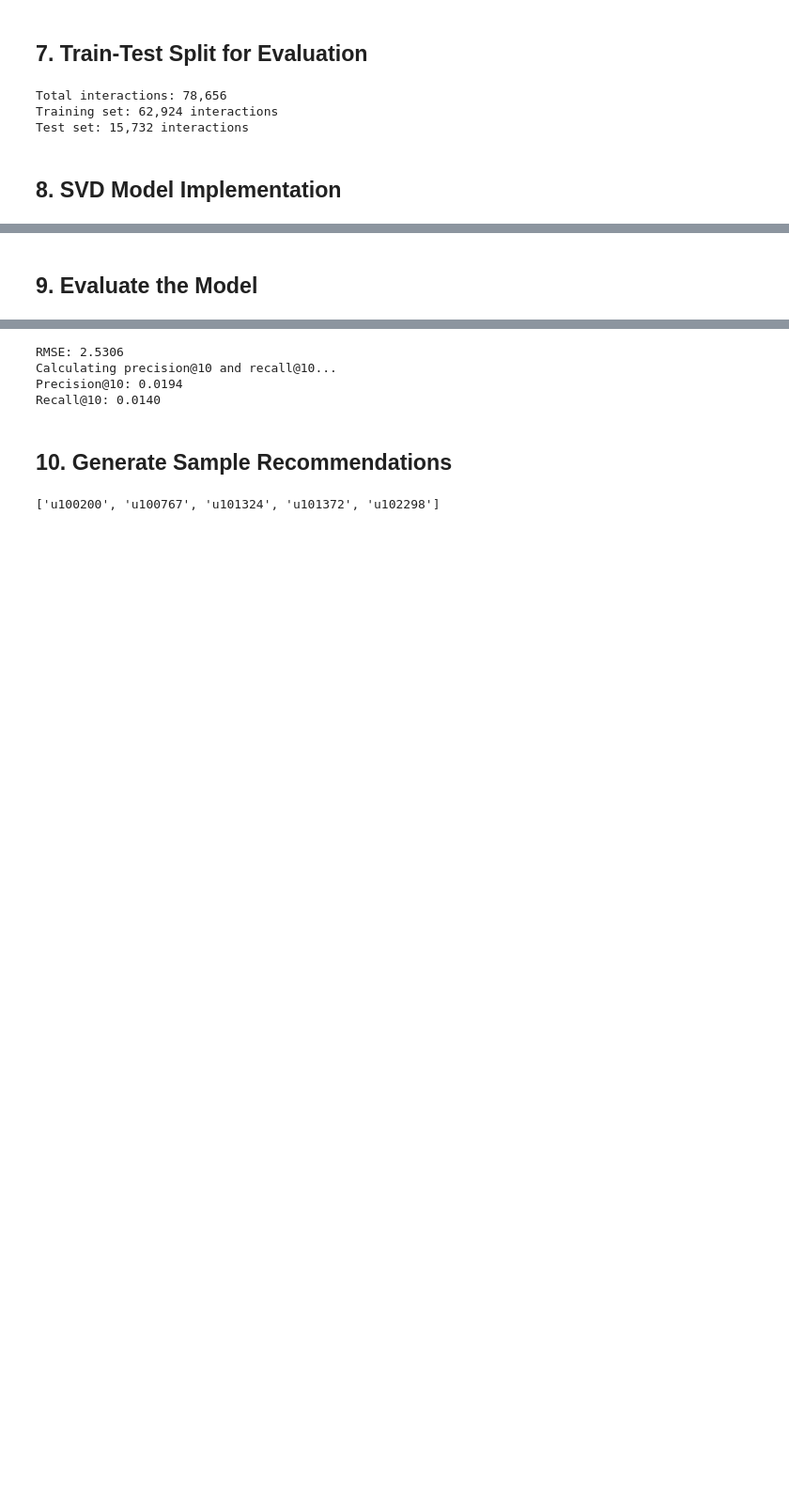
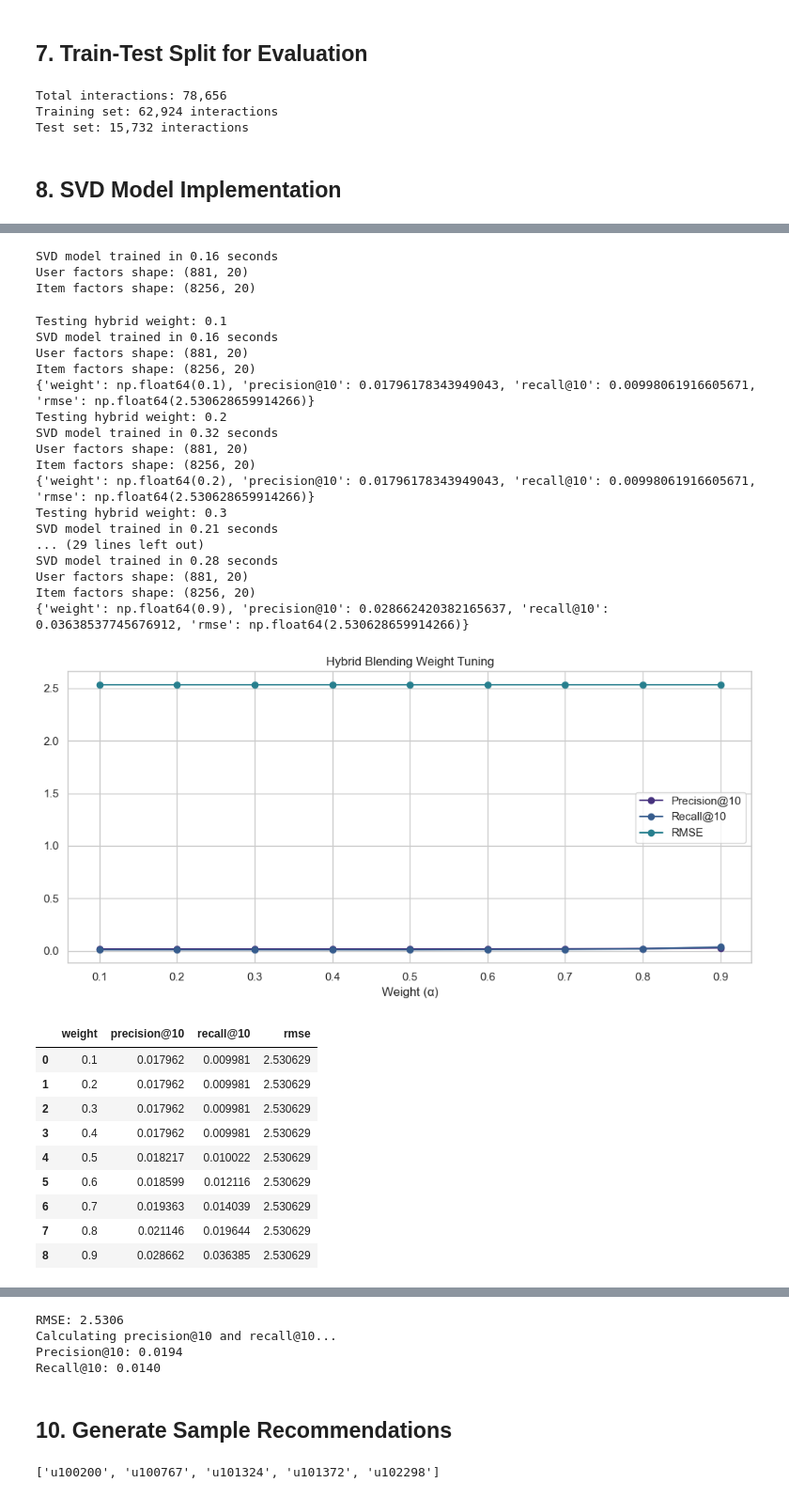
Before and after one commit to maryamzaman30/edu, a Jupyter notebook: notebooks/03_svd_hybrid.ipynb, the cells around one changed output, grey strips where cells are left out. Shown at 94% size. Saved outputs shown, nothing was run; the diff lists cells and outputs as text; code cells hidden in the pictures; blank space fills up the shorter version.

```diff
--- a/notebooks/03_svd_hybrid.ipynb
+++ b/notebooks/03_svd_hybrid.ipynb
@@ -445,2 +325,49 @@ Item factors shape: (8256, 20)
-# %% [markdown]
-## 9. Evaluate the Model
+# %%
+# Initialize and train the SVD hybrid recommender
+svd_recommender = SVDHybridRecommender(n_factors=20, combine_weight=0.7)
+svd_recommender.fit(train_matrix, content_similarity)
+# %% [output]
+SVD model trained in 0.16 seconds
+User factors shape: (881, 20)
+Item factors shape: (8256, 20)
+# %%
+alpha_range = [round(w, 1) for w in np.arange(0.1, 1.0, 0.1)]
+
+tune_hybrid_weights(
+    weights=alpha_range,
+    model_class=SVDHybridRecommender,
+    train_matrix=train_matrix,
+    content_sim=content_similarity,
+    test_matrix=test_matrix,
+    precision_k=10,
+    output_path="../data/cleaned/hybrid_tuning_results.csv"
+)
+# %% [output]
+Testing hybrid weight: 0.1
+SVD model trained in 0.16 seconds
+User factors shape: (881, 20)
+Item factors shape: (8256, 20)
+{'weight': np.float64(0.1), 'precision@10': 0.01796178343949043, 'recall@10': 0.00998061916605671, 'rmse': np.float64(2.530628659914266)}
+Testing hybrid weight: 0.2
+SVD model trained in 0.32 seconds
+User factors shape: (881, 20)
+Item factors shape: (8256, 20)
+{'weight': np.float64(0.2), 'precision@10': 0.01796178343949043, 'recall@10': 0.00998061916605671, 'rmse': np.float64(2.530628659914266)}
+Testing hybrid weight: 0.3
+SVD model trained in 0.21 seconds
+... (29 lines left out)
+SVD model trained in 0.28 seconds
+User factors shape: (881, 20)
+Item factors shape: (8256, 20)
+{'weight': np.float64(0.9), 'precision@10': 0.028662420382165637, 'recall@10': 0.03638537745676912, 'rmse': np.float64(2.530628659914266)}
+[figure, added]
+|  | weight | precision@10 | recall@10 | rmse |
+| 0 | 0.1 | 0.017962 | 0.009981 | 2.530629 |
+| 1 | 0.2 | 0.017962 | 0.009981 | 2.530629 |
+| 2 | 0.3 | 0.017962 | 0.009981 | 2.530629 |
+| 3 | 0.4 | 0.017962 | 0.009981 | 2.530629 |
+| 4 | 0.5 | 0.018217 | 0.010022 | 2.530629 |
+| 5 | 0.6 | 0.018599 | 0.012116 | 2.530629 |
+| 6 | 0.7 | 0.019363 | 0.014039 | 2.530629 |
+| 7 | 0.8 | 0.021146 | 0.019644 | 2.530629 |
+| 8 | 0.9 | 0.028662 | 0.036385 | 2.530629 |
```
Also changed, not shown: parts of 6 cells of this notebook, 9 other files.
